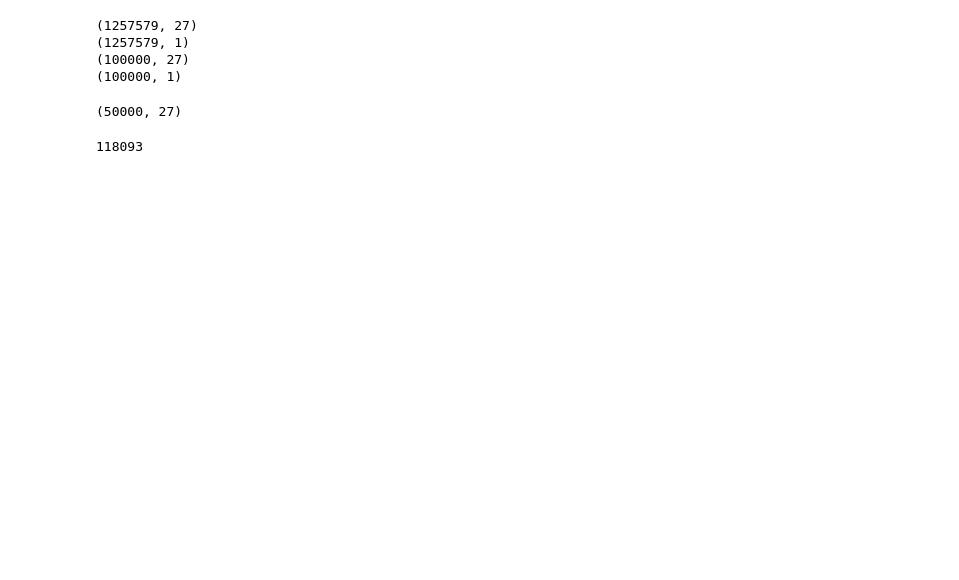
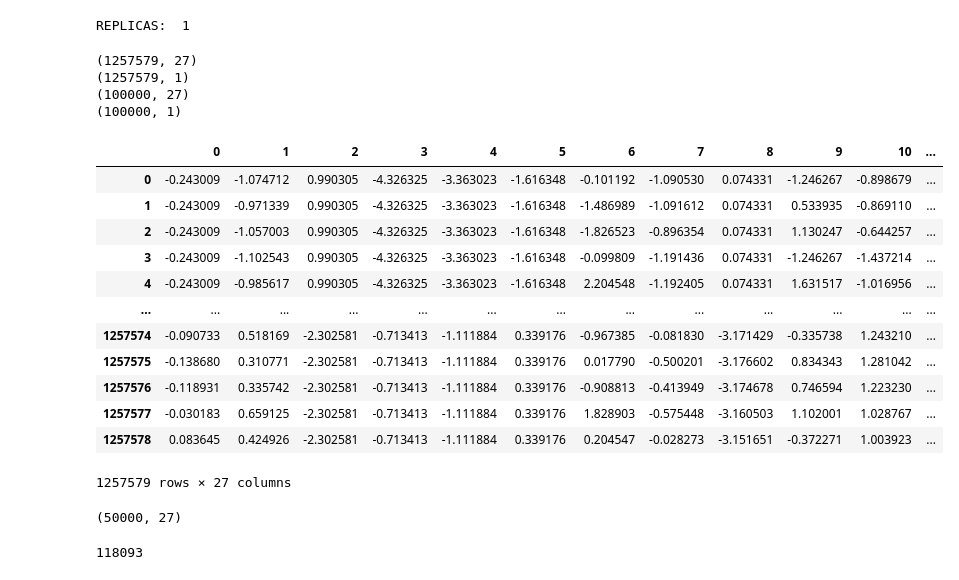
Before and after one commit to MykolaPinchuk/Coursera, a Jupyter notebook: mleap-ann.ipynb, the cells around one changed output. Saved outputs shown, nothing was run; the diff lists cells and outputs as text; code cells hidden in the pictures; blank space fills up the shorter version.

```diff
--- a/mleap-ann.ipynb
+++ b/mleap-ann.ipynb
@@ -40,6 +36,24 @@ plt.style.use('seaborn-white')
 warnings.simplefilter(action='ignore')
 pd.set_option('display.max_columns', 40)
 gc.enable()
+# %%
+# Detect TPU, return appropriate distribution strategy
+try:
+    tpu = tf.distribute.cluster_resolver.TPUClusterResolver()
+    print('Running on TPU ', tpu.master())
+except ValueError:
+    tpu = None
+
+if tpu:
+    tf.config.experimental_connect_to_cluster(tpu)
+    tf.tpu.experimental.initialize_tpu_system(tpu)
+    strategy = tf.distribute.experimental.TPUStrategy(tpu)
+else:
+    strategy = tf.distribute.get_strategy()
+
+print("REPLICAS: ", strategy.num_replicas_in_sync)
+# %% [output]
+REPLICAS:  1
 # %%
 path = '../input/mleap-data/'
 
@@ -66,6 +80,22 @@ print(s_test_y.shape)
 (1257579, 1)
 (100000, 27)
 (100000, 1)
+# %%
+s_train_X
+# %% [output]
+|  | 0 | 1 | 2 | 3 | 4 | 5 | 6 | 7 | 8 | 9 | 10 | ... |
+| 0 | -0.243009 | -1.074712 | 0.990305 | -4.326325 | -3.363023 | -1.616348 | -0.101192 | -1.090530 | 0.074331 | -1.246267 | -0.898679 | ... |
+| 1 | -0.243009 | -0.971339 | 0.990305 | -4.326325 | -3.363023 | -1.616348 | -1.486989 | -1.091612 | 0.074331 | 0.533935 | -0.869110 | ... |
+| 2 | -0.243009 | -1.057003 | 0.990305 | -4.326325 | -3.363023 | -1.616348 | -1.826523 | -0.896354 | 0.074331 | 1.130247 | -0.644257 | ... |
+| 3 | -0.243009 | -1.102543 | 0.990305 | -4.326325 | -3.363023 | -1.616348 | -0.099809 | -1.191436 | 0.074331 | -1.246267 | -1.437214 | ... |
+| 4 | -0.243009 | -0.985617 | 0.990305 | -4.326325 | -3.363023 | -1.616348 | 2.204548 | -1.192405 | 0.074331 | 1.631517 | -1.016956 | ... |
+| ... | ... | ... | ... | ... | ... | ... | ... | ... | ... | ... | ... | ... |
+| 1257574 | -0.090733 | 0.518169 | -2.302581 | -0.713413 | -1.111884 | 0.339176 | -0.967385 | -0.081830 | -3.171429 | -0.335738 | 1.243210 | ... |
+| 1257575 | -0.138680 | 0.310771 | -2.302581 | -0.713413 | -1.111884 | 0.339176 | 0.017790 | -0.500201 | -3.176602 | 0.834343 | 1.281042 | ... |
+| 1257576 | -0.118931 | 0.335742 | -2.302581 | -0.713413 | -1.111884 | 0.339176 | -0.908813 | -0.413949 | -3.174678 | 0.746594 | 1.223230 | ... |
+| 1257577 | -0.030183 | 0.659125 | -2.302581 | -0.713413 | -1.111884 | 0.339176 | 1.828903 | -0.575448 | -3.160503 | 1.102001 | 1.028767 | ... |
+| 1257578 | 0.083645 | 0.424926 | -2.302581 | -0.713413 | -1.111884 | 0.339176 | 0.204547 | -0.028273 | -3.151651 | -0.372271 | 1.003923 | ... |
+1257579 rows × 27 columns
 # %%
 sm_train_X = s_train_X.sample(50000)
 print(sm_train_X.shape)
```
Also changed, not shown: parts of 7 cells of this notebook.
